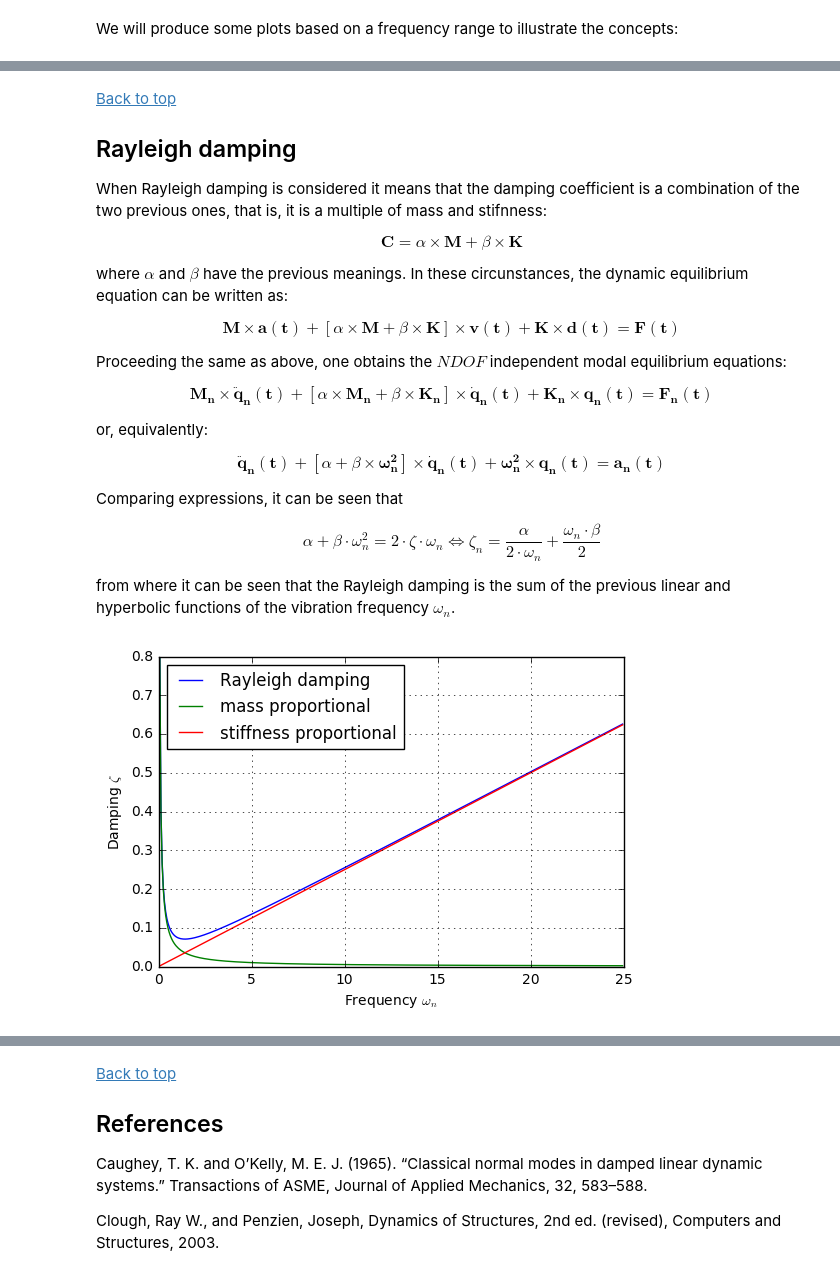
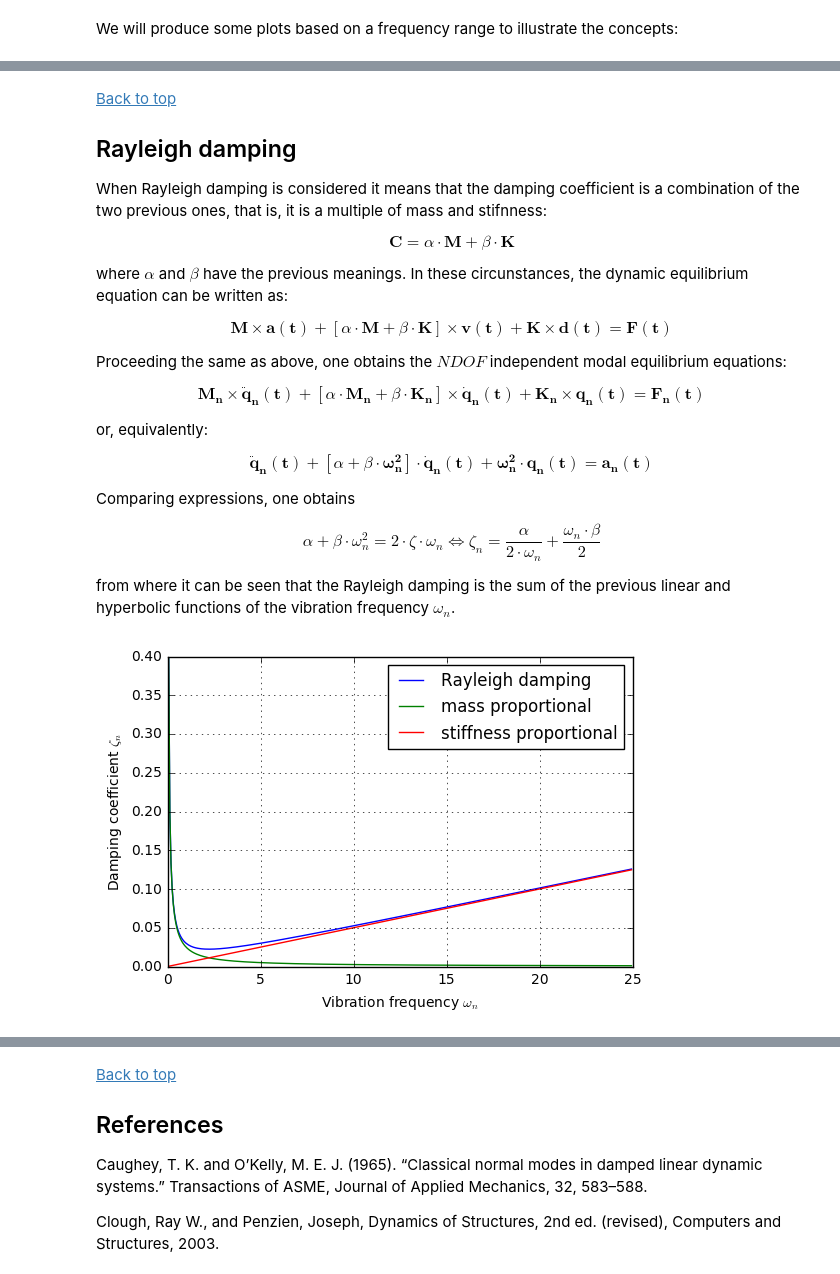
Before and after one commit to pxcandeias/py-notebooks, a Jupyter notebook: Rayleigh_damping.ipynb, the cells around one changed output, grey strips where cells are left out. Drawn from its saved outputs; the diff is of its cells as text; code cells hidden in the pictures.

```diff
--- a/Rayleigh_damping.ipynb
+++ b/Rayleigh_damping.ipynb
@@ -167,11 +163,11 @@ Comparing expressions, it can be seen that
 
 from where it can be seen that the mass proportional damping is a hyperbolic function of the vibration frequency $\omega_n$.
 # %%
-alpha = 0.1
+alpha = 0.05
 zn_a = alpha/(2.*wn)
 plt.plot(wn, zn_a, label='mass proportional')
-plt.xlabel('Frequency $\\omega_n$')
-plt.ylabel('Damping $\\zeta$')
+plt.xlabel('Vibration frequency $\omega_n$')
+plt.ylabel('Damping coefficient $\zeta_n$')
 plt.legend(loc='best')
 plt.grid(True)
 plt.show()
@@ -214,11 +210,11 @@ Comparing expressions, it can be seen that
 
 from where it can be seen that the stiffness proportional damping is a linear function of the vibration frequency $\omega_n$.
 # %%
-beta = 0.05
+beta = 0.01
 zn_b = (beta*wn)/2.
 plt.plot(wn, zn_b, label='stiffness proportional')
-plt.xlabel('Frequency $\\omega_n$')
-plt.ylabel('Damping $\\zeta$')
+plt.xlabel('Vibration frequency $\omega_n$')
+plt.ylabel('Damping coefficient $\zeta_n$')
 plt.legend(loc='best')
 plt.grid(True)
 plt.show()
@@ -232,28 +228,28 @@ plt.show()
 When Rayleigh damping is considered it means that the damping coefficient is a combination of the two previous ones, that is, it is a multiple of mass and stifnness:
 
 \begin{equation}
-\mathbf{C} = \alpha \times \mathbf{M} + \beta \times \mathbf{K}
+\mathbf{C} = \alpha \cdot \mathbf{M} + \beta \cdot \mathbf{K}
 \end{equation}
 
 where $\alpha$ and $\beta$ have the previous meanings. In these circunstances, the dynamic equilibrium equation can be written as:
 
 \begin{equation}
-\mathbf{M} \times \mathbf{a(t)} + \left[ \alpha \times \mathbf{M} + \beta \times \mathbf{K} \right] \times \mathbf{v(t)} + \mathbf{K} \times \mathbf{d(t)} = \mathbf{F(t)}
+\mathbf{M} \times \mathbf{a(t)} + \left[ \alpha \cdot \mathbf{M} + \beta \cdot \mathbf{K} \right] \times \mathbf{v(t)} + \mathbf{K} \times \mathbf{d(t)} = \mathbf{F(t)}
 \end{equation}
 
 Proceeding the same as above, one obtains the $NDOF$ independent modal equilibrium equations:
 
 \begin{equation}
-\mathbf{M_n} \times \mathbf{\ddot q_n(t)} + \left[ \alpha \times \mathbf{M_n} + \beta \times \mathbf{K_n} \right] \times \mathbf{\dot q_n(t)} + \mathbf{K_n} \times \mathbf{q_n(t)} = \mathbf{F_n(t)}
+\mathbf{M_n} \times \mathbf{\ddot q_n(t)} + \left[ \alpha \cdot \mathbf{M_n} + \beta \cdot \mathbf{K_n} \right] \times \mathbf{\dot q_n(t)} + \mathbf{K_n} \times \mathbf{q_n(t)} = \mathbf{F_n(t)}
 \end{equation}
 
 or, equivalently:
 
 \begin{equation}
-\mathbf{\ddot q_n(t)} + \left[ \alpha + \beta \times \mathbf{\omega_n^2} \right] \times \mathbf{\dot q_n(t)} + \mathbf{\omega_n^2} \times \mathbf{q_n(t)} = \mathbf{a_n(t)}
+\mathbf{\ddot q_n(t)} + \left[ \alpha + \beta \cdot \mathbf{\omega_n^2} \right] \cdot \mathbf{\dot q_n(t)} + \mathbf{\omega_n^2} \cdot \mathbf{q_n(t)} = \mathbf{a_n(t)}
 \end{equation}
 
-Comparing expressions, it can be seen that
+Comparing expressions, one obtains
 
 \begin{equation}
 \alpha + \beta \cdot \omega_n^2 = 2 \cdot \zeta \cdot \omega_n \Leftrightarrow \zeta_n = \frac{\alpha}{2 \cdot \omega_n} + \frac{\omega_n \cdot \beta}{2}
@@ -263,12 +259,12 @@ from where it can be seen that the Rayleigh damping is the sum of the previous l
 # %%
 plt.hold(True)
 plt.plot(wn, zn_a+zn_b, label='Rayleigh damping')
 plt.plot(wn, zn_a, label='mass proportional')
 plt.plot(wn, zn_b, label='stiffness proportional')
-plt.xlabel('Frequency $\omega_n$')
-plt.ylabel('Damping $\zeta$')
+plt.xlabel('Vibration frequency $\omega_n$')
+plt.ylabel('Damping coefficient $\zeta_n$')
 plt.legend(loc='best')
 plt.grid(True)
 plt.show()
 # %% [output]
-[figure, old version]
+[figure, new version]
```
Also changed, not shown: parts of 9 cells of this notebook.
